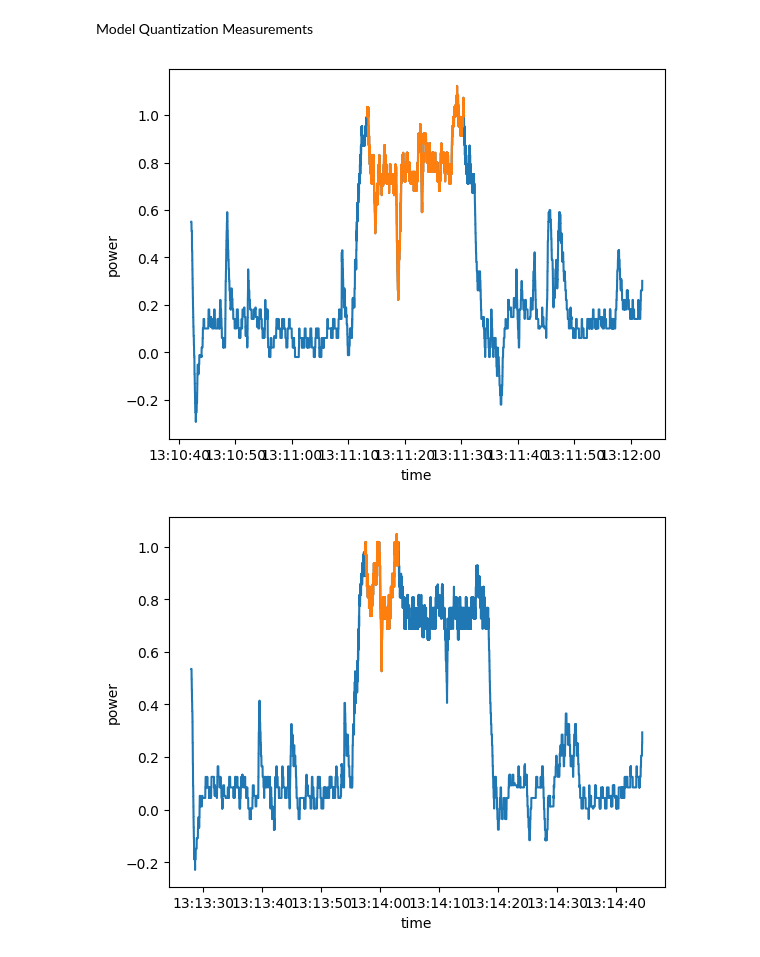
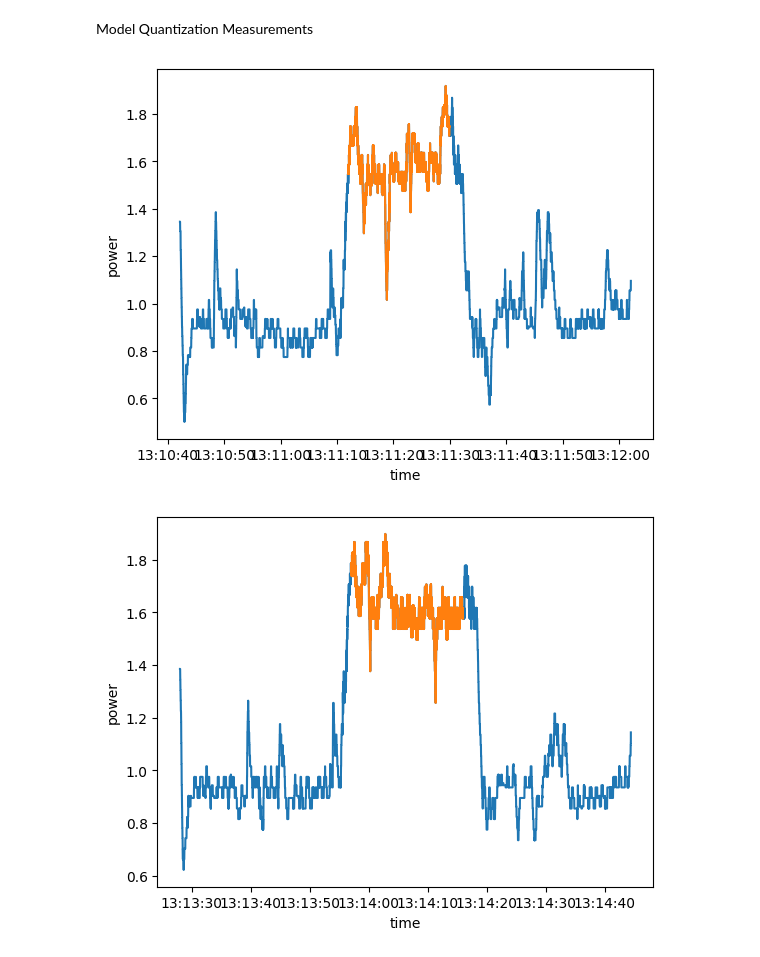
Before and after one commit to fuzzylabs/edge-vision-power-estimation, a Jupyter notebook: jetson/power_logging/notebooks/explore_quantization.ipynb, the cells around one changed output. Drawn from its saved outputs; the diff is of its cells as text; code cells hidden in the pictures.

```diff
--- a/jetson/power_logging/notebooks/explore_quantization.ipynb
+++ b/jetson/power_logging/notebooks/explore_quantization.ipynb
@@ -164,7 +164,7 @@ def read_model(model_name):
 # %%
 idle_power = 4121119.056401573
 # %%
-def calculate_metrics(model_name: str, index: int = 5000, plot=False):
+def calculate_metrics(model_name: str, plot=False):
     """Calculates metrics and returns a dict with all metrics for a given model measurements.
 
     'Active' part is defined as part of the time series between the first and the last instance
@@ -195,7 +195,7 @@ def calculate_metrics(model_name: str, index: int = 5000, plot=False):
     power_profile.loc[:, ["power"]] = (power_profile.current * power_profile.voltage - idle_power) / 10**6
 
     # Get framework overhead power (the low parts before and after active part)
-    framework_power_overhead = power_profile.power.iloc[:index].mean()
+    framework_power_overhead = power_profile.power.iloc[:2000].mean()
     power_profile.loc[:, "power"] = (power_profile.power - framework_power_overhead)
     filtered_time = power_profile[power_profile.power > 1].time
     active_power_profile = power_profile.loc[(power_df.time >= filtered_time.min()) & (power_df.time <= filtered_time.max())]
@@ -243,5 +302,11 @@ Model Quantization Measurements
 # %%
-quant_measurements_df = pd.DataFrame({model_name: calculate_metrics(model_name, index=1000, plot=True) for model_name in quant_model_variants}).T
+active_times = [
+    ('2025-02-04 13:11:12.0', '2025-02-04 13:11:30.0'),
+    ('2025-02-04 13:13:57.0', '2025-02-04 13:14:16.0'),
+    ('2025-02-04 13:16:50.0', '2025-02-04 13:17:12.0'),
+    ('2025-02-04 13:19:44.0', '2025-02-04 13:20:06.0'),
+]
+quant_measurements_df = pd.DataFrame({model_name: calculate_metrics(model_name, active_time[0], active_time[1], plot=True) for model_name, active_time in zip(quant_model_variants, active_times)}).T
 # %% [output]
-[figure, old version]
+[figure, new version]
-[figure, old version]
+[figure, new version]
```
Also changed, not shown: parts of 8 cells of this notebook, 3 other files.
